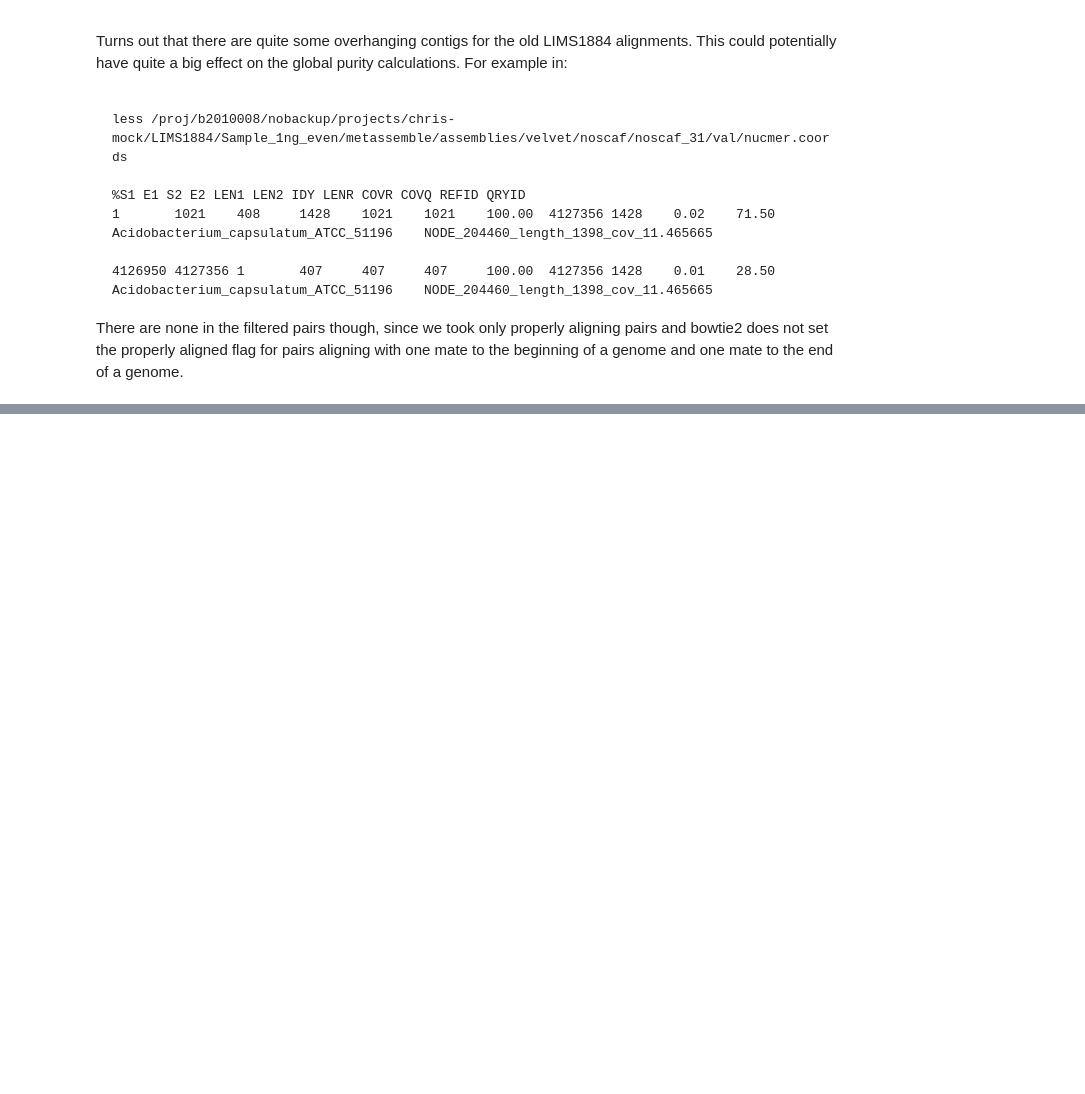
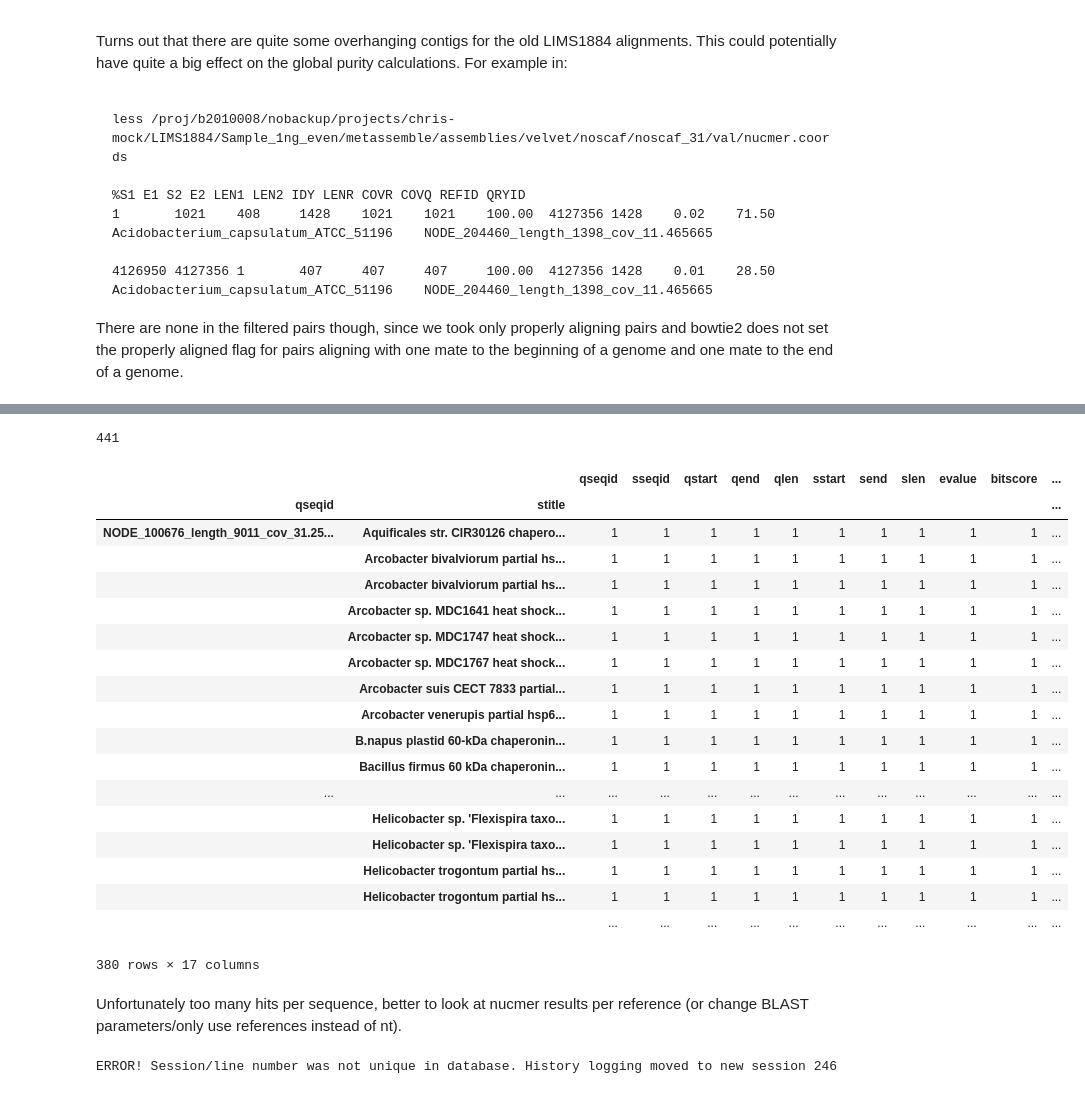
Before and after one commit to inodb/masmvali-publication, a Jupyter notebook: notebooks/LIMS1884-filtered-pairs-assemblies.ipynb, the cells around one changed output, grey strips where cells are left out. Saved outputs shown, nothing was run; the diff lists cells and outputs as text; code cells hidden in the pictures; blank space fills up the shorter version.

```diff
--- a/notebooks/LIMS1884-filtered-pairs-assemblies.ipynb
+++ b/notebooks/LIMS1884-filtered-pairs-assemblies.ipynb
@@ -209,0 +234,4 @@ There are none in the filtered pairs though, since we took only properly alignin
+# %%
+import pandas as pd
+blastr = pd.read_csv("/media/milou/glob/projects/masmvali-partdeux/reassembly-filtered-reads/Sample_1ng_even/metassemble/assemblies/velvet/noscaf/noscaf_31/val/blast-low-purity-contigs/blast/contigs-min500-purity-below-09-megablast.tsv", sep="\t",
+            names="qseqid sseqid qstart qend qlen sstart send slen evalue bitscore length pident nident sgi sacc staxids stitle".split())
@@ -209,0 +248,35 @@ There are none in the filtered pairs though, since we took only properly alignin
+# %%
+len(blastr)
+# %% [output]
+441
+# %%
+bg = blastr.groupby(["qseqid", "stitle"])
+bg.count()
+# %% [output]
+|  |  | qseqid | sseqid | qstart | qend | qlen | sstart | send | slen | evalue | bitscore | ... |
+| qseqid | stitle |  |  |  |  |  |  |  |  |  |  | ... |
+| NODE_100676_length_9011_cov_31.25... | Aquificales str. CIR30126 chapero... | 1 | 1 | 1 | 1 | 1 | 1 | 1 | 1 | 1 | 1 | ... |
+|  | Arcobacter bivalviorum partial hs... | 1 | 1 | 1 | 1 | 1 | 1 | 1 | 1 | 1 | 1 | ... |
+|  | Arcobacter bivalviorum partial hs... | 1 | 1 | 1 | 1 | 1 | 1 | 1 | 1 | 1 | 1 | ... |
+|  | Arcobacter sp. MDC1641 heat shock... | 1 | 1 | 1 | 1 | 1 | 1 | 1 | 1 | 1 | 1 | ... |
+|  | Arcobacter sp. MDC1747 heat shock... | 1 | 1 | 1 | 1 | 1 | 1 | 1 | 1 | 1 | 1 | ... |
+|  | Arcobacter sp. MDC1767 heat shock... | 1 | 1 | 1 | 1 | 1 | 1 | 1 | 1 | 1 | 1 | ... |
+|  | Arcobacter suis CECT 7833 partial... | 1 | 1 | 1 | 1 | 1 | 1 | 1 | 1 | 1 | 1 | ... |
+|  | Arcobacter venerupis partial hsp6... | 1 | 1 | 1 | 1 | 1 | 1 | 1 | 1 | 1 | 1 | ... |
+|  | B.napus plastid 60-kDa chaperonin... | 1 | 1 | 1 | 1 | 1 | 1 | 1 | 1 | 1 | 1 | ... |
+|  | Bacillus firmus 60 kDa chaperonin... | 1 | 1 | 1 | 1 | 1 | 1 | 1 | 1 | 1 | 1 | ... |
+| ... | ... | ... | ... | ... | ... | ... | ... | ... | ... | ... | ... | ... |
+|  | Helicobacter sp. 'Flexispira taxo... | 1 | 1 | 1 | 1 | 1 | 1 | 1 | 1 | 1 | 1 | ... |
+|  | Helicobacter sp. 'Flexispira taxo... | 1 | 1 | 1 | 1 | 1 | 1 | 1 | 1 | 1 | 1 | ... |
+|  | Helicobacter trogontum partial hs... | 1 | 1 | 1 | 1 | 1 | 1 | 1 | 1 | 1 | 1 | ... |
+|  | Helicobacter trogontum partial hs... | 1 | 1 | 1 | 1 | 1 | 1 | 1 | 1 | 1 | 1 | ... |
+|  |  | ... | ... | ... | ... | ... | ... | ... | ... | ... | ... | ... |
+380 rows × 17 columns
+# %% [markdown]
+Unfortunately too many hits per sequence, better to look at nucmer results per reference (or change BLAST parameters/only use references instead of nt).
+# %%
+import pandas as pd
+nucmerpd = pd.read_csv("/media/milou/glob/projects/masmvali-partdeux/reassembly-filtered-reads/Sample_1ng_even/metassemble/assemblies/velvet/noscaf/noscaf_31/val/blast-low-purity-contigs/nucmer/nucmer.coords", sep="\t",
+            names="S1 E1 S2 E2 LEN1 LEN2 IDY LENR LENQ COVR COVQ REFID QRYID".split(), index_col=False)
+# %% [output]
+ERROR! Session/line number was not unique in database. History logging moved to new session 246
```
Also changed, not shown: parts of 9 cells of this notebook.
